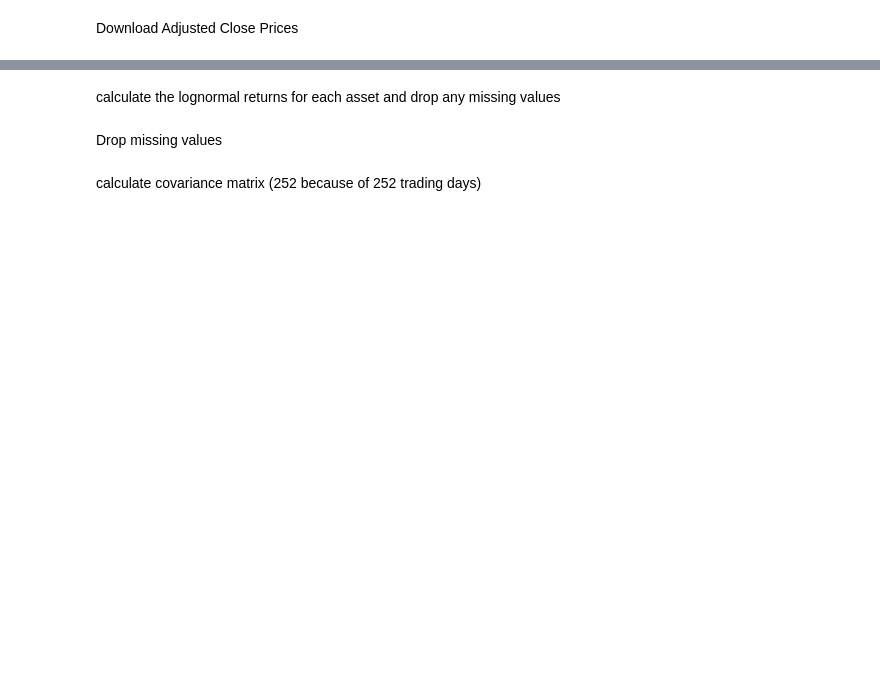
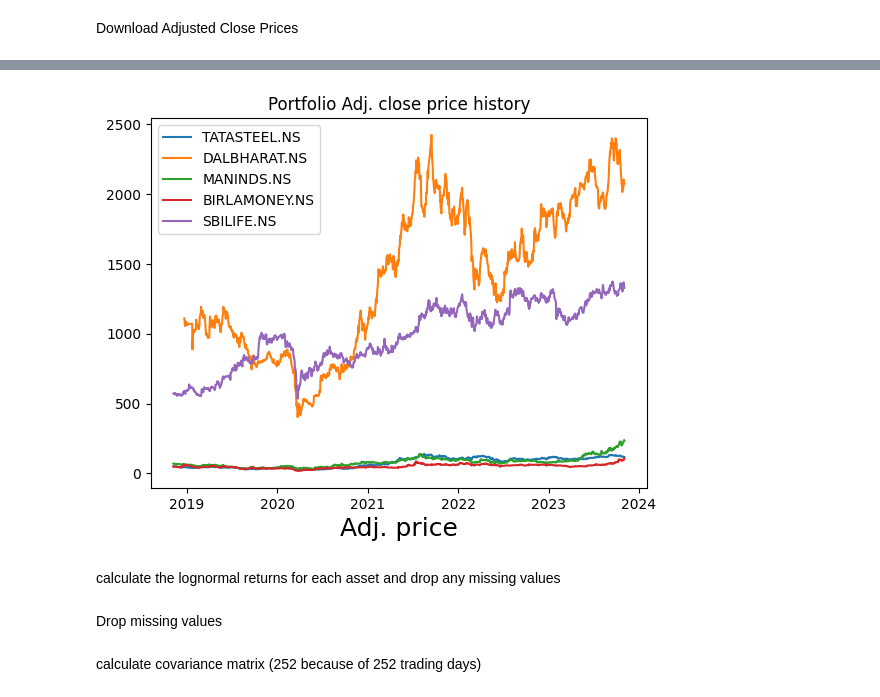
Before and after one commit to YOBAMALABAMA/portfolio_optimizer, a Jupyter notebook: portfolio_optimization.ipynb, the cells around one changed output, grey strips where cells are left out. Cells and saved outputs as stored; diff of their text form; code cells hidden in the pictures; blank space fills up the shorter version.

```diff
--- a/portfolio_optimization.ipynb
+++ b/portfolio_optimization.ipynb
@@ -59,3 +60,17 @@ for ticker in tickers:
+# %%
+title= 'Portfolio Adj. close price history'
+df = adj_close_df
+
+for c in df.columns.values:
+    plt.plot(df[c], label=c)
+
+plt.title(title)
+plt.xlabel("Date", fontsize=18)
+plt.xlabel("Adj. price", fontsize=18)
+plt.legend(df.columns.values, loc='upper left')
+plt.show()
+# %% [output]
+[figure, added]
 # %% [markdown]
  calculate the lognormal returns for each asset and drop any missing values
 # %%
```
Also changed, not shown: parts of 8 cells of this notebook.
